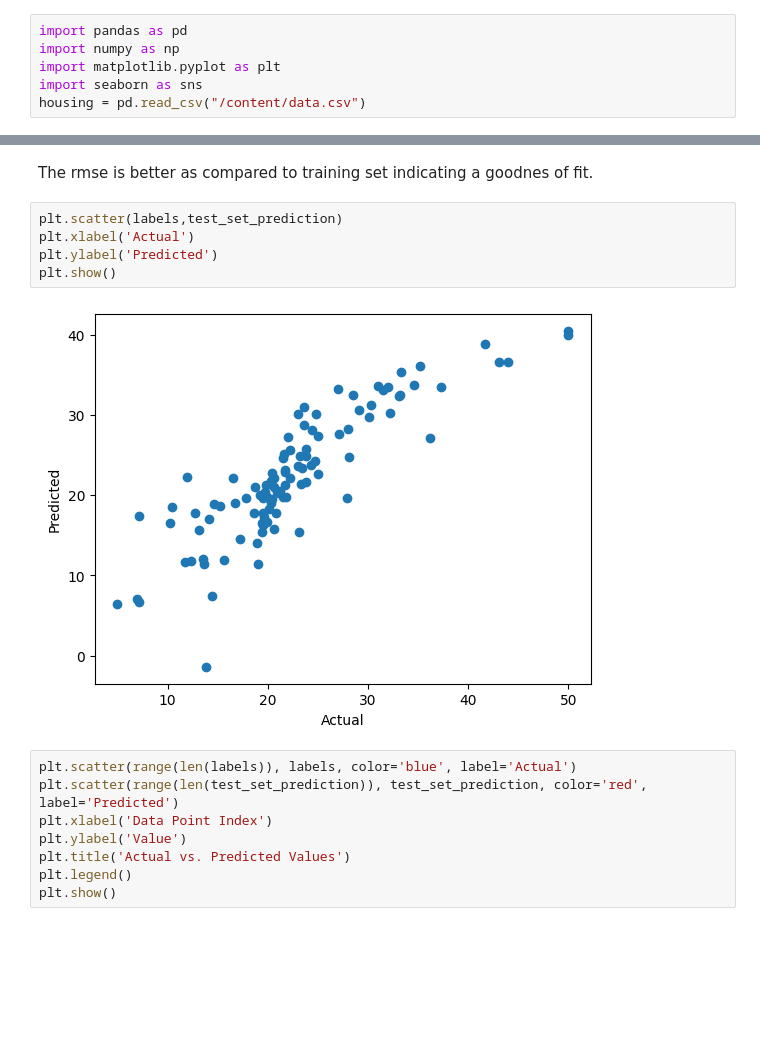
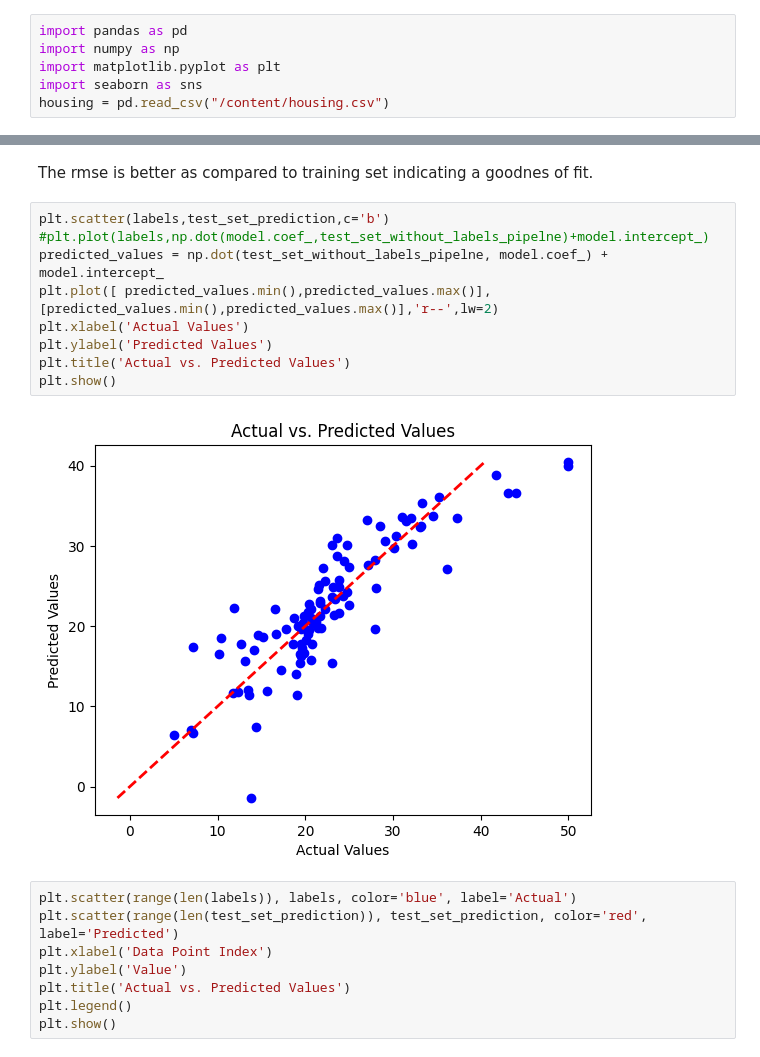
Before and after one commit to anurag1517/House_Price_Prediction, a Jupyter notebook: housing.ipynb, the cells around one changed output, grey strips where cells are left out. Saved outputs shown, nothing was run; the diff lists cells and outputs as text; blank space fills up the shorter version.

```diff
--- a/housing.ipynb
+++ b/housing.ipynb
@@ -5,7 +5,7 @@ import pandas as pd
 import numpy as np
 import matplotlib.pyplot as plt
 import seaborn as sns
-housing = pd.read_csv("/content/data.csv")
+housing = pd.read_csv("/content/housing.csv")
 # %%
 housing.head()
 # %% [output]
@@ -291,13 +291,17 @@ rmse
 4.226944664479784
 # %% [markdown]
 The rmse is better as compared to training set indicating a goodnes of fit.
-# %%
-plt.scatter(labels,test_set_prediction)
-plt.xlabel('Actual')
-plt.ylabel('Predicted')
-plt.show()
-# %% [output]
-[figure, removed]
+# %%
+plt.scatter(labels,test_set_prediction,c='b')
+#plt.plot(labels,np.dot(model.coef_,test_set_without_labels_pipelne)+model.intercept_)
+predicted_values = np.dot(test_set_without_labels_pipelne, model.coef_) + model.intercept_
+plt.plot([ predicted_values.min(),predicted_values.max()],[predicted_values.min(),predicted_values.max()],'r--',lw=2)
+plt.xlabel('Actual Values')
+plt.ylabel('Predicted Values')
+plt.title('Actual vs. Predicted Values')
+plt.show()
+# %% [output]
+[figure, added]
 # %%
 plt.scatter(range(len(labels)), labels, color='blue', label='Actual')
 plt.scatter(range(len(test_set_prediction)), test_set_prediction, color='red', label='Predicted')
```
Also changed, not shown: parts of 4 cells of this notebook.
